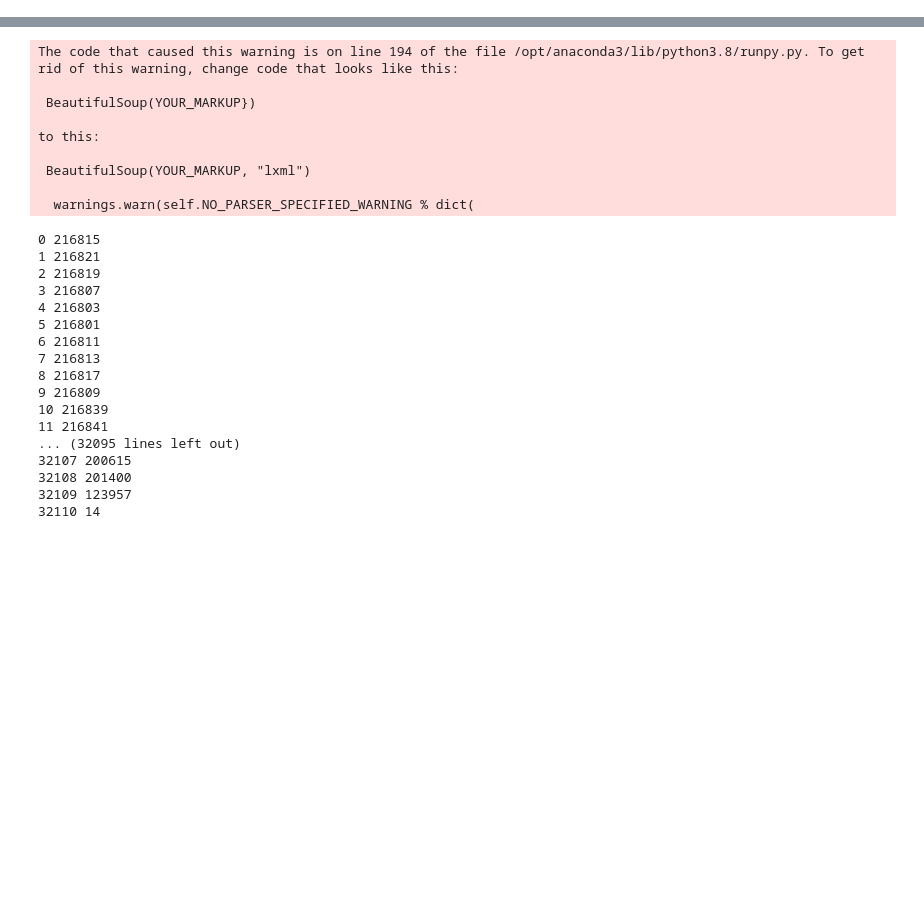
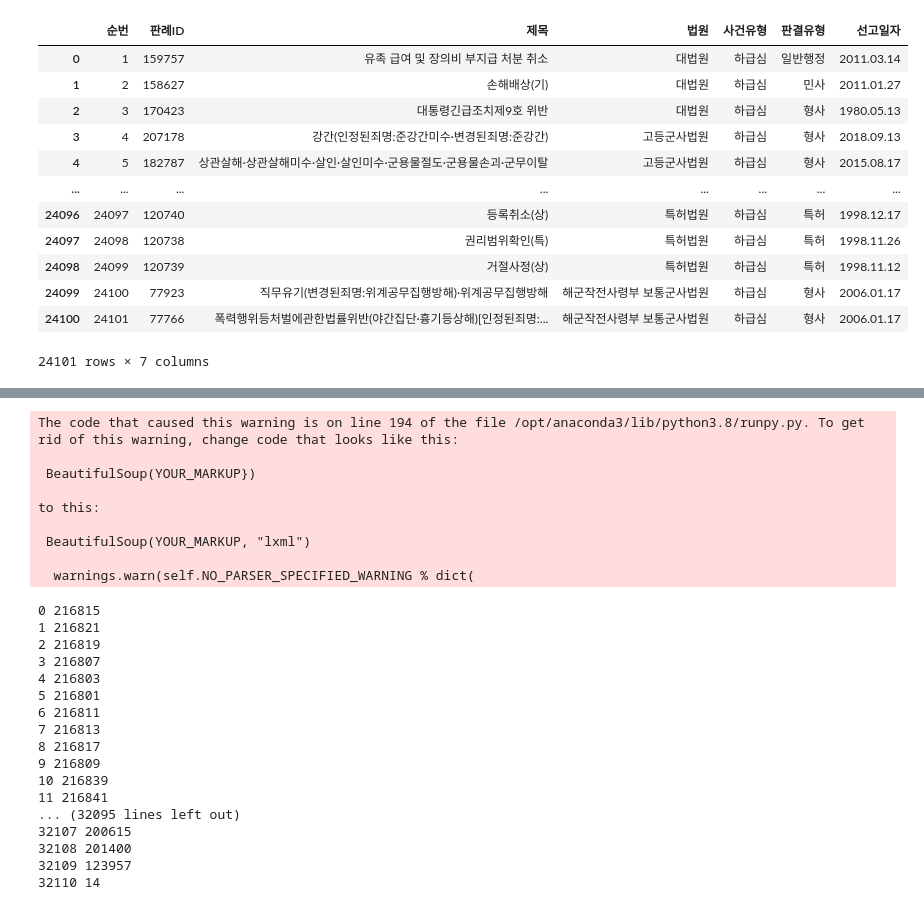
Before and after one commit to park1997/IndustrialSystemsEngineering_Project, a Jupyter notebook: TF-IDF_Vectorizer.ipynb, the cells around one changed output, grey strips where cells are left out. Drawn from its saved outputs; the diff is of its cells as text; code cells hidden in the pictures; blank space fills up the shorter version.

```diff
--- a/TF-IDF_Vectorizer.ipynb
+++ b/TF-IDF_Vectorizer.ipynb
@@ -29,0 +31,18 @@ import time
+# %%
+판례목록_하등_df = pd.read_html("법령검색목록(1).html")
+판례목록_하등_df = 판례목록_하등_df[0]
+판례목록_하등_df
+# %% [output]
+|  | 순번 | 판례ID | 제목 | 법원 | 사건유형 | 판결유형 | 선고일자 |
+| 0 | 1 | 159757 | 유족 급여 및 장의비 부지급 처분 취소 | 대법원 | 하급심 | 일반행정 | 2011.03.14 |
+| 1 | 2 | 158627 | 손해배상(기) | 대법원 | 하급심 | 민사 | 2011.01.27 |
+| 2 | 3 | 170423 | 대통령긴급조치제9호 위반 | 대법원 | 하급심 | 형사 | 1980.05.13 |
+| 3 | 4 | 207178 | 강간(인정된죄명:준강간미수·변경된죄명:준강간) | 고등군사법원 | 하급심 | 형사 | 2018.09.13 |
+| 4 | 5 | 182787 | 상관살해·상관살해미수·살인·살인미수·군용물절도·군용물손괴·군무이탈 | 고등군사법원 | 하급심 | 형사 | 2015.08.17 |
+| ... | ... | ... | ... | ... | ... | ... | ... |
+| 24096 | 24097 | 120740 | 등록취소(상) | 특허법원 | 하급심 | 특허 | 1998.12.17 |
+| 24097 | 24098 | 120738 | 권리범위확인(특) | 특허법원 | 하급심 | 특허 | 1998.11.26 |
+| 24098 | 24099 | 120739 | 거절사정(상) | 특허법원 | 하급심 | 특허 | 1998.11.12 |
+| 24099 | 24100 | 77923 | 직무유기(변경된죄명:위계공무집행방해)·위계공무집행방해 | 해군작전사령부 보통군사법원 | 하급심 | 형사 | 2006.01.17 |
+| 24100 | 24101 | 77766 | 폭력행위등처벌에관한법률위반(야간집단·흉기등상해)[인정된죄명:... | 해군작전사령부 보통군사법원 | 하급심 | 형사 | 2006.01.17 |
+24101 rows × 7 columns
```
Also changed, not shown: parts of 11 cells of this notebook, 1 other file.
